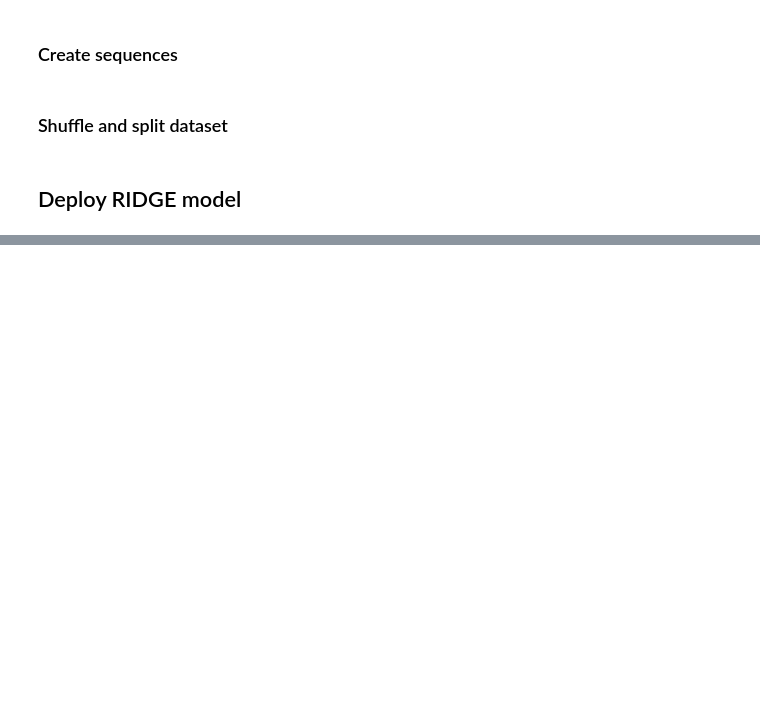
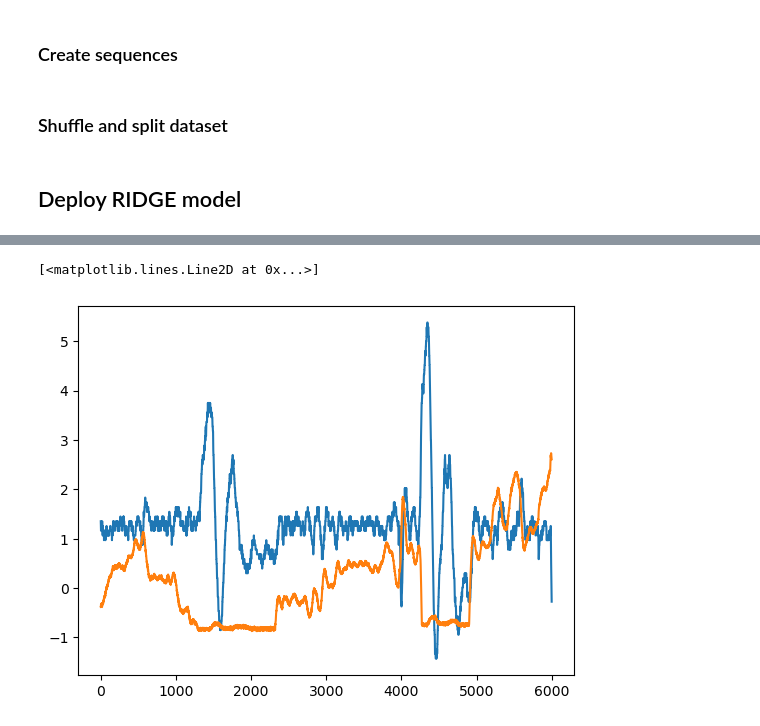
Before and after one commit to oStglnd/rise-gh, a Jupyter notebook: model/flow_temp_model.ipynb, the cells around one changed output, grey strips where cells are left out. Drawn from its saved outputs; the diff is of its cells as text; code cells hidden in the pictures; blank space fills up the shorter version.

```diff
--- a/model/flow_temp_model.ipynb
+++ b/model/flow_temp_model.ipynb
@@ -217,0 +321,7 @@ plt.show()
+# %%
+plt.plot(data.temperatures.TA01_GT10X_GM10X.values[-6000:])
+#plt.plot(data.temperatures.DC_GT401_GM401.values[-6000:])
+plt.plot(data.flow.TA01_GP101_default.values[-6000:])
+# %% [output]
+[<matplotlib.lines.Line2D at 0x...>]
+[figure, added]
```
Also changed, not shown: parts of 15 cells of this notebook.
